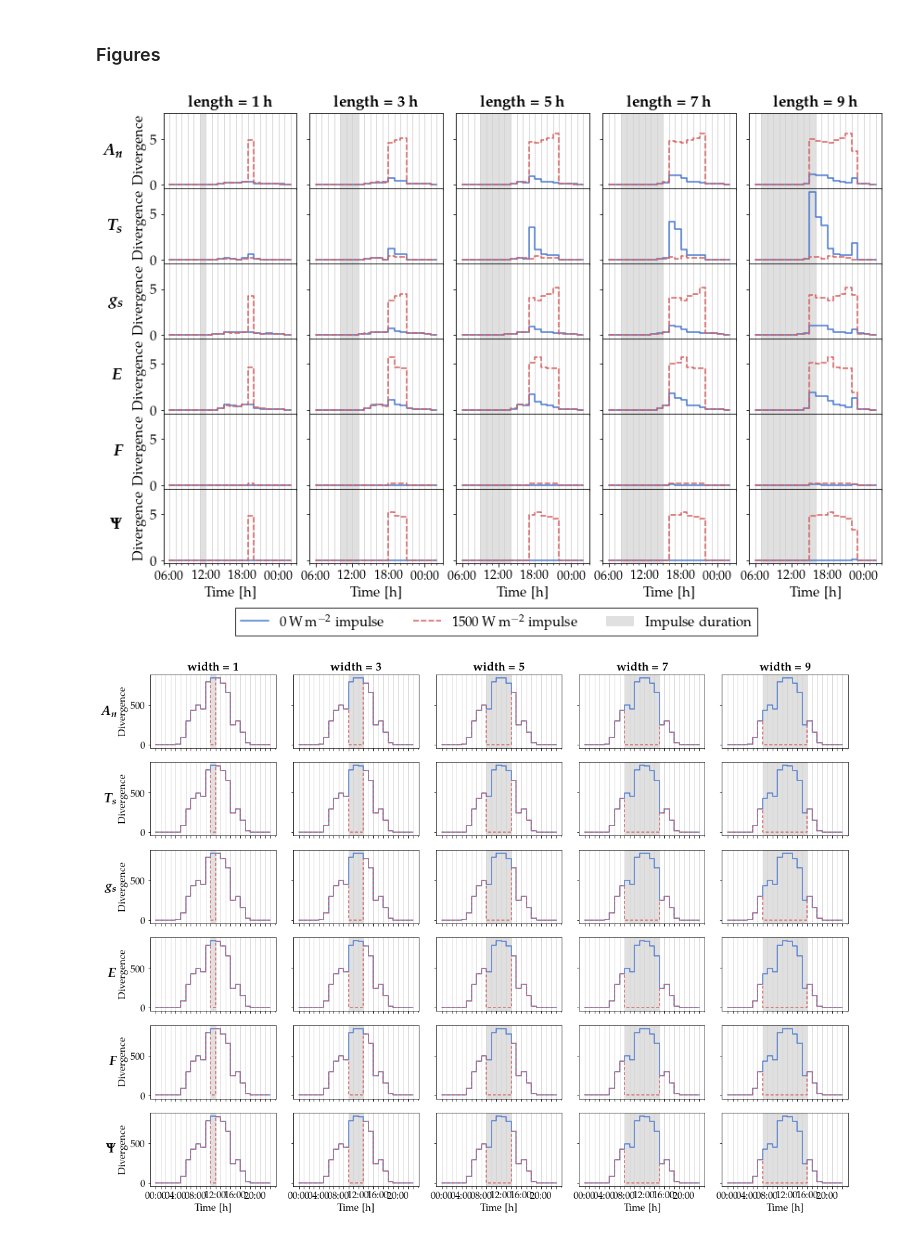
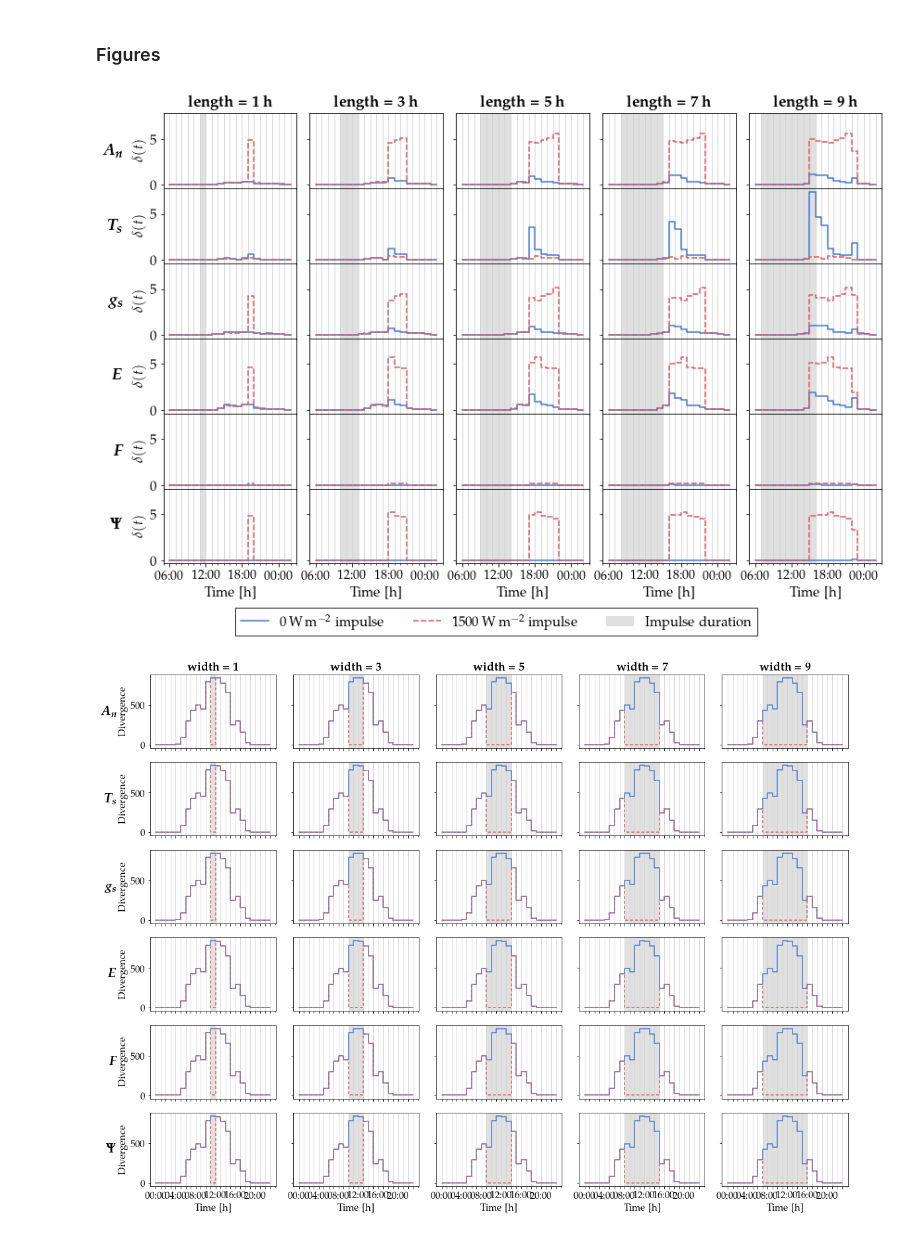
Before and after one commit to mcndt/thesis-plant-reservoir-computing, a Jupyter notebook: notebooks/impulse_experiments/Impulse_Figures_HydroShoot.ipynb, the cells around one changed output. Drawn from its saved outputs; the diff is of its cells as text; code cells hidden in the pictures.

```diff
--- a/notebooks/impulse_experiments/Impulse_Figures_HydroShoot.ipynb
+++ b/notebooks/impulse_experiments/Impulse_Figures_HydroShoot.ipynb
@@ -147,35 +147,35 @@ with plt.style.context('seaborn-muted'):
       # x axis
       xticks = np.arange(START, STOP, 1)
       ax.set_xticks(xticks)
       xticklabels = generate_xticklabels(xticks)
       xticklabels = [label if not (i) % 6 else '' for i, label in enumerate(xticklabels)]
       ax.set_xticklabels(xticklabels, fontsize=14)
 
       # gridlines and tick size
       ax.xaxis.set_major_locator(MultipleLocator(6))
       ax.xaxis.set_minor_locator(MultipleLocator(1))
       ax.grid(axis='x', linestyle='solid', color='lightgrey', which='both')
 
       # labeling
       ax.set_xlabel(r'Time [\unit{\hour}]')
-      ax.set_ylabel(r'Divergence')
+      ax.set_ylabel(r'$\delta(t)$')
       if col == 0:
         ax.annotate(symbols_bold[state], (-0.31, 0.5), xycoords='axes fraction', va='center', ha='right', fontsize=18)
       if row == 0:
         ax.annotate(f'\\textbf{{length = {width} h}}', (0.5, 1.1), xycoords='axes fraction', ha='center', fontsize=17)
 
       # cleanup
       ax.get_legend().remove()
       if ax is axs[0][0]:
         fig.legend(loc='lower center', fancybox=False, shadow=False, ncol=5,
                     frameon=True, edgecolor='black', bbox_to_anchor=(0.5, -0.05), fontsize=15)
 
 
   plt.tight_layout()
   plt.subplots_adjust(wspace=0.1, hspace=0)
   plt.savefig('impulse_reservoirs_hydroshoot.png', dpi=200, facecolor='white', bbox_inches='tight')
 # %% [output]
-[figure, old version]
+[figure, new version]
 # %%
 reservoirs = [
   'state_An',
```
Also changed, not shown: 8 other files.
